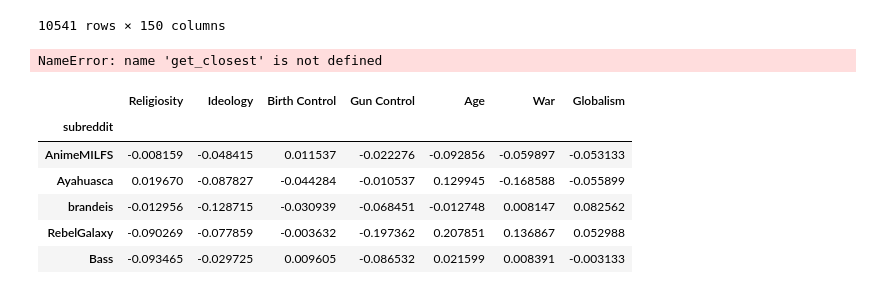
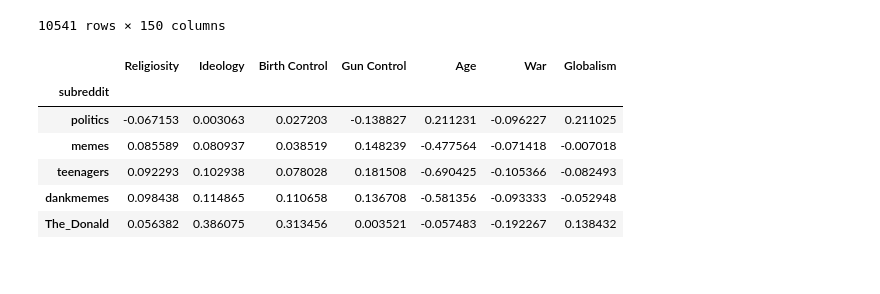
Before and after one commit to CSSLab/political-subreddits, a Jupyter notebook: Political_Dimensions.ipynb, the cells around one changed output. Cells and saved outputs as stored; diff of their text form; code cells hidden in the pictures.

```diff
--- a/Political_Dimensions.ipynb
+++ b/Political_Dimensions.ipynb
@@ -50,14 +51,36 @@ def calculate_dim(dimensions,e,return_stats=False):
     return transformation
 
 project_dim = lambda dim,sub,e : cos_sim(dim,e.loc[sub])
+
+# sorry everyone for this gross one-liner
+get_closest = lambda sub,e,k=20  : list(e.copy().apply(lambda x : cos_sim(np.array(x),e.loc[sub]),axis=1,result_type="expand").sort_values(0,ascending=False).head(k).index)
 # %%
-religious_subs = [("Christianity","exchristian"),("TraditionalCatholics","excatholic"),("lds","exmormon"),("islam","exmuslim")]
-ideological_subs =[("Conservative","progressive"),("Republican","democrats"),("conservatives","SocialDemocracy"),("TheNewRight","WeAreNotAsking")]
-bc_subs = [("antifeminists","Feminism"),("prolife","prochoice"),("prolife","birthcontrol")]
+religious_subs = [("Christianity","exchristian"),
+                  ("TraditionalCatholics","excatholic"),
+                  ("lds","exmormon"),("islam","exmuslim")]
+
+ideological_subs =[("Conservative","progressive"),
+                   ("Republican","democrats"),
+                   ("conservatives","SocialDemocracy"),
+                   ("TheNewRight","WeAreNotAsking"),
+                   ("neoliberal","dsa"),
+                   ("Capitalism","capitalism_in_decay"),
+                   ("walkaway","LateStageImperialism")]
+
+bc_subs = [("antifeminists","Feminism"),
+           ("prolife","prochoice"),
+           ("prolife","birthcontrol")]
+
 gc_subs= ("progun","GunsAreCool")
-age_subs = [("datingoverforty","teenagers"),("RedditForGrownups","teenagersnew")]
-war_subs = [("CredibleDefense","EndlessWar"),("WarCollege","EndlessWar"),("Intelligence","EndlessWar")]
-glob_subs = [("neoliberal","LateStageImperialism"),("Economics","capitalism_in_decay")]
+age_subs = [("datingoverforty","teenagers"),
+            ("RedditForGrownups","teenagersnew")]
+
+war_subs = [("CredibleDefense","EndlessWar"),
+            ("WarCollege","EndlessWar"),
+            ("Intelligence","EndlessWar")]
+
+glob_subs = [("neoliberal","LateStageImperialism"),
+             ("Economics","capitalism_in_decay")]
 
 
 religious_dim = Dimension("Religiosity",religious_subs,("More Religious","More Secular"))
@@ -77,40 +100,37 @@ dim_list = ["Christianity","exchristian","TraditionalCatholics","excatholic","ld
         "CredibleDefense","EndlessWar","WarCollege","EndlessWar","Intelligence","EndlessWar",
         "neoliberal","LateStageImperialism","Economics","capitalism_in_decay",
         "JoeBiden","SandersForPresident","BaemyKlobaechar","ElizabethWarren","Pete_Buttigieg",
-        "YangForPresidentHQ","The_Donald","SocialDemocracy","Classical_Liberals","benshapiro",
+        "YangForPresidentHQ","The_Donald","SocialDemocracy","Classical_Liberals","benshapiro","walkaway",
         "FreeSpeech","dsa"]
 sample_subs = np.unique(np.array([get_closest(x,embedding) for x in tqdm(dim_list)]).flatten())
-print(sample_subs)
-# %% [output]
-NameError: name 'get_closest' is not defined
 # %%
-proj_df = pd.DataFrame(dict(subreddit=embedding.index)).set_index("subreddit").sample(n=1000,random_state=2)
-# proj_df = proj_df[proj_df.index.isin(sample_subs)]
+proj_df = pd.DataFrame(dict(subreddit=embedding.index)).set_index("subreddit")#.sample(n=1000,random_state=2)
+# proj_df = proj_df[proj_df.index.isin(["JoeBiden","SandersForPresident","BaemyKlobaechar","ElizabethWarren","Pete_Buttigieg"])]
+proj_df = proj_df[proj_df.index.isin(sample_subs)]
 d = []
 for dim_info in dims:
     dim = calculate_dim(dim_info.subreddits,embedding)
     d.append(dim)
     projections = proj_df.index.map(lambda x: project_dim(dim,x,embedding))
     proj_df[dim_info.name] = projections
 
 proj_df.head()
-
 
 #     print("--------------------\n{} dimension\n\t* Average cosine similarity of transformations: {:.2f} (Std Deviation: {:.4f})".format(name,*stats))
 #     print("{} {} scale: {:.2f}".format("prolife",name,project_dim(dim,"prolife",embedding)))
 #     print("{} {} scale: {:.2f}".format("progun",name,project_dim(dim,"progun",embedding)))
 #     print("{} {} scale: {:.2f}".format("Conservative",name,project_dim(dim,"Conservative",embedding)))
 #     print("{} {} scale: {:.2f}".format("The_Donald",name,project_dim(dim,"The_Donald",embedding)))
 #     print("{} {} scale: {:.2f}".format("JoeBiden",name,project_dim(dim,"JoeBiden",embedding)))
 #     print("{} {} scale: {:.2f}".format("Pete_Buttigieg",name,project_dim(dim,"Pete_Buttigieg",embedding)))
 #     print("{} {} scale: {:.2f}".format("SandersForPresident",name,project_dim(dim,"SandersForPresident",embedding)))
 #     print("{} {} scale: {:.2f}".format("GunsAreCool",name,project_dim(dim,"GunsAreCool",embedding)))
 #     print("{} {} scale: {:.2f}".format("prochoice",name,project_dim(dim,"prochoice",embedding)))
 # %% [output]
 |  | Religiosity | Ideology | Birth Control | Gun Control | Age | War | Globalism |
 | subreddit |  |  |  |  |  |  |  |
-| AnimeMILFS | -0.008159 | -0.048415 | 0.011537 | -0.022276 | -0.092856 | -0.059897 | -0.053133 |
-| Ayahuasca | 0.019670 | -0.087827 | -0.044284 | -0.010537 | 0.129945 | -0.168588 | -0.055899 |
-| brandeis | -0.012956 | -0.128715 | -0.030939 | -0.068451 | -0.012748 | 0.008147 | 0.082562 |
-| RebelGalaxy | -0.090269 | -0.077859 | -0.003632 | -0.197362 | 0.207851 | 0.136867 | 0.052988 |
-| Bass | -0.093465 | -0.029725 | 0.009605 | -0.086532 | 0.021599 | 0.008391 | -0.003133 |
+| politics | -0.067153 | 0.003063 | 0.027203 | -0.138827 | 0.211231 | -0.096227 | 0.211025 |
+| memes | 0.085589 | 0.080937 | 0.038519 | 0.148239 | -0.477564 | -0.071418 | -0.007018 |
+| teenagers | 0.092293 | 0.102938 | 0.078028 | 0.181508 | -0.690425 | -0.105366 | -0.082493 |
+| dankmemes | 0.098438 | 0.114865 | 0.110658 | 0.136708 | -0.581356 | -0.093333 | -0.052948 |
+| The_Donald | 0.056382 | 0.386075 | 0.313456 | 0.003521 | -0.057483 | -0.192267 | 0.138432 |
```
Also changed, not shown: parts of 9 cells of this notebook, 3 other files.
